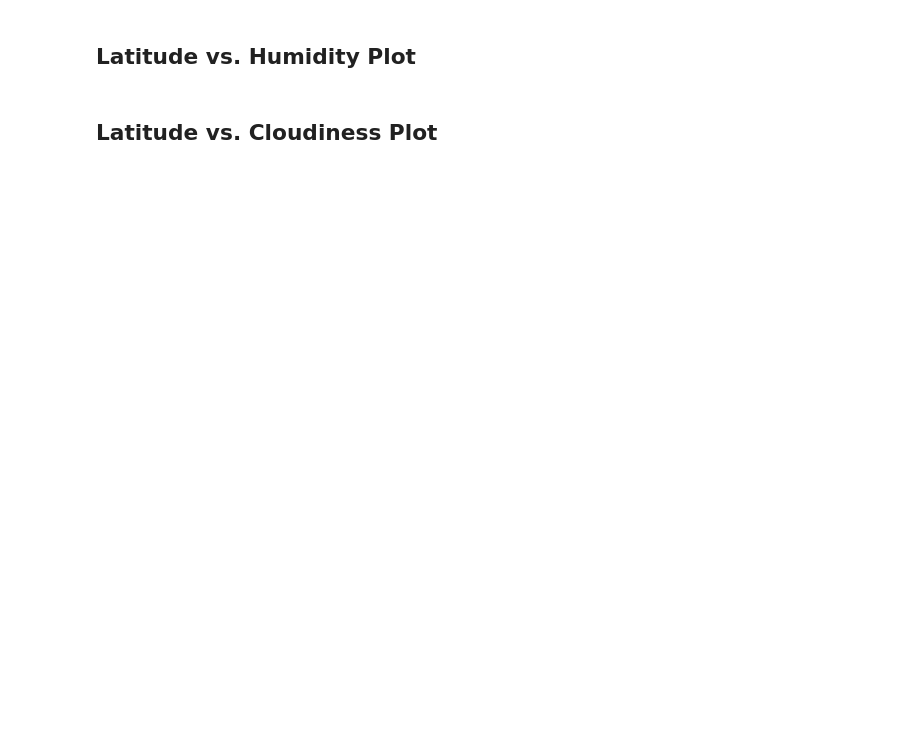
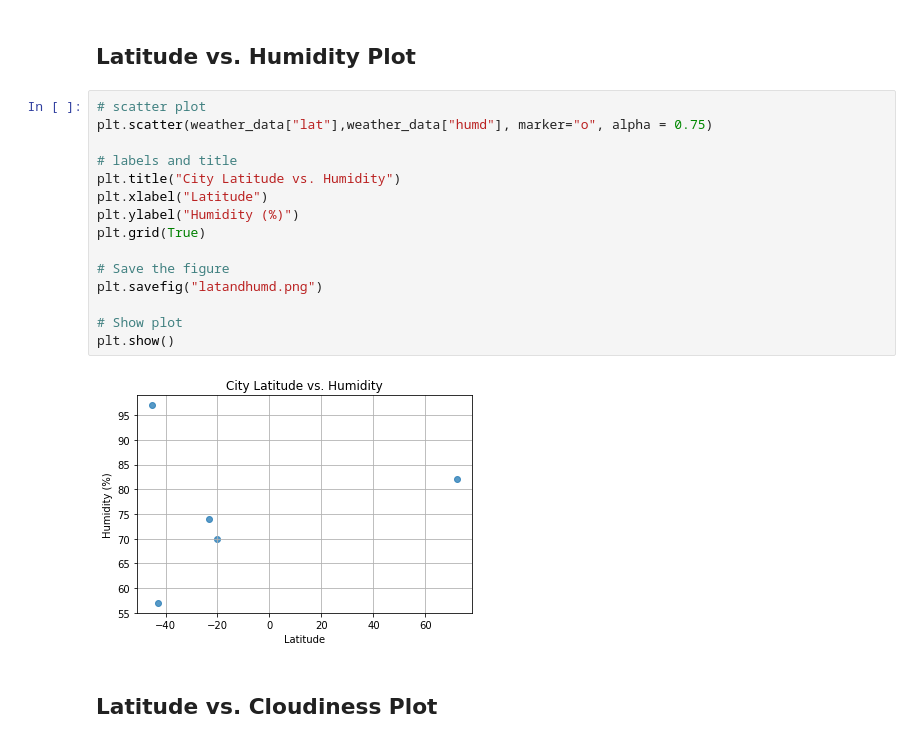
Before and after one commit to tonju27/python-api-challenge, a Jupyter notebook: WeatherPy/WeatherPy.ipynb, the cells around one changed output. Saved outputs shown, nothing was run; the diff lists cells and outputs as text; blank space fills up the shorter version.

```diff
--- a/WeatherPy/WeatherPy.ipynb
+++ b/WeatherPy/WeatherPy.ipynb
@@ -104,4 +175,21 @@ Skip this step if there are no cities that have humidity > 100%.
 # %% [markdown]
 ## Latitude vs. Humidity Plot
+# %%
+# scatter plot
+plt.scatter(weather_data["lat"],weather_data["humd"], marker="o", alpha = 0.75)
+
+# labels and title
+plt.title("City Latitude vs. Humidity")
+plt.xlabel("Latitude")
+plt.ylabel("Humidity (%)")
+plt.grid(True)
+
+# Save the figure
+plt.savefig("latandhumd.png")
+
+# Show plot
+plt.show()
+# %% [output]
+[figure, added]
 # %% [markdown]
 ## Latitude vs. Cloudiness Plot
```
Also changed, not shown: parts of 11 cells of this notebook, 6 other files.
